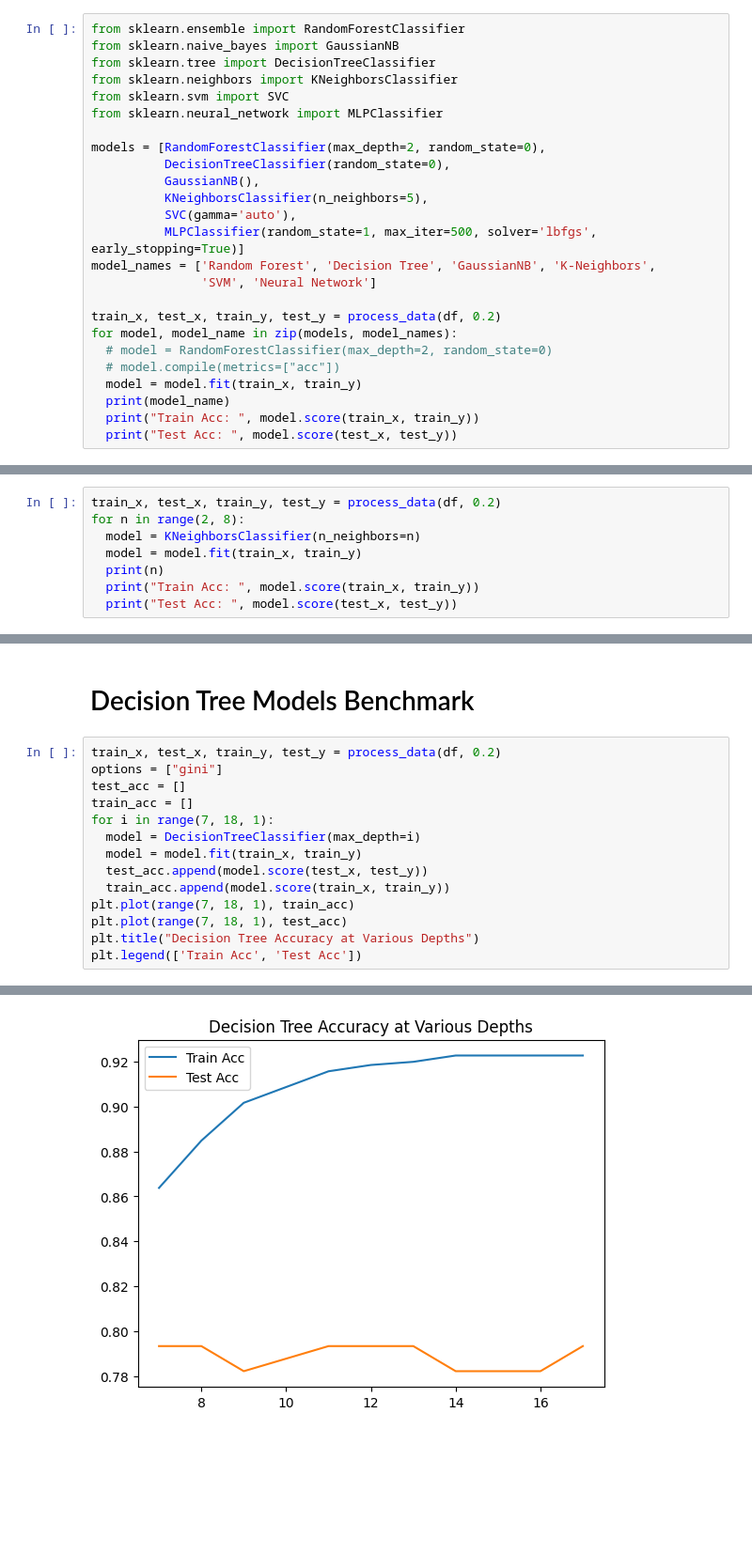
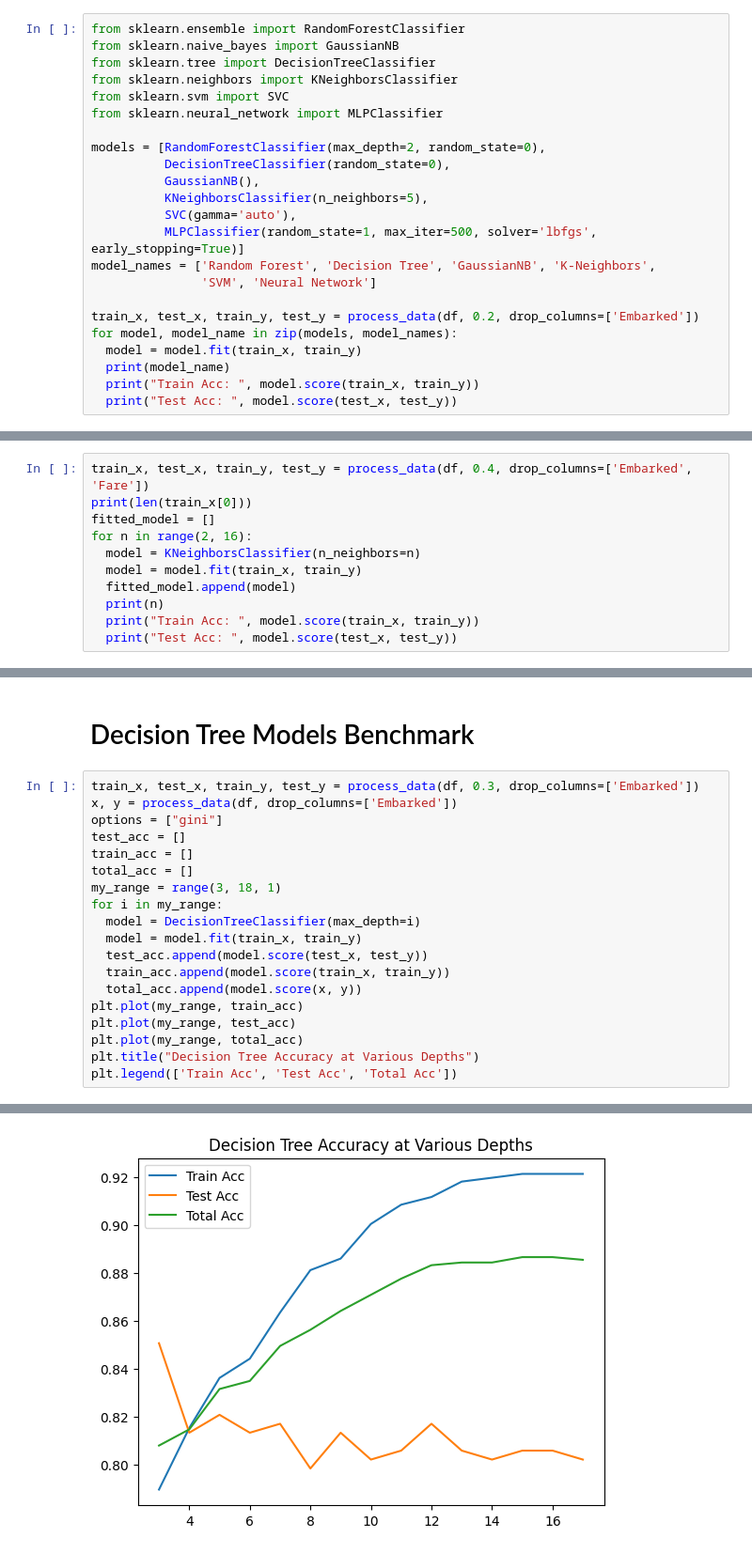
Before and after one commit to Paaaark/Kaggle, a Jupyter notebook: titanic/titanic.ipynb, the cells around one changed output, grey strips where cells are left out. Shown: that part at 94% size. Drawn from its saved outputs; the diff is of its cells as text; blank space fills up the shorter version.

```diff
--- a/titanic/titanic.ipynb
+++ b/titanic/titanic.ipynb
@@ -63,10 +64,8 @@ models = [RandomForestClassifier(max_depth=2, random_state=0),
 model_names = ['Random Forest', 'Decision Tree', 'GaussianNB', 'K-Neighbors',
                'SVM', 'Neural Network']
 
-train_x, test_x, train_y, test_y = process_data(df, 0.2)
+train_x, test_x, train_y, test_y = process_data(df, 0.2, drop_columns=['Embarked'])
 for model, model_name in zip(models, model_names):
-  # model = RandomForestClassifier(max_depth=2, random_state=0)
-  # model.compile(metrics=["acc"])
   model = model.fit(train_x, train_y)
   print(model_name)
   print("Train Acc: ", model.score(train_x, train_y))
@@ -96,10 +95,13 @@ Increase the number of iterations (max_iter) or scale the data as shown in:
     https://scikit-learn.org/stable/modules/preprocessing.html
   self.n_iter_ = _check_optimize_result("lbfgs", opt_res, self.max_iter)
 # %%
-train_x, test_x, train_y, test_y = process_data(df, 0.2)
-for n in range(2, 8):
+train_x, test_x, train_y, test_y = process_data(df, 0.4, drop_columns=['Embarked', 'Fare'])
+print(len(train_x[0]))
+fitted_model = []
+for n in range(2, 16):
   model = KNeighborsClassifier(n_neighbors=n)
   model = model.fit(train_x, train_y)
+  fitted_model.append(model)
   print(n)
   print("Train Acc: ", model.score(train_x, train_y))
   print("Test Acc: ", model.score(test_x, test_y))
@@ -125,19 +126,24 @@ Test Acc:  0.7932960893854749
 # %% [markdown]
 # Decision Tree Models Benchmark
 # %%
-train_x, test_x, train_y, test_y = process_data(df, 0.2)
+train_x, test_x, train_y, test_y = process_data(df, 0.3, drop_columns=['Embarked'])
+x, y = process_data(df, drop_columns=['Embarked'])
 options = ["gini"]
 test_acc = []
 train_acc = []
-for i in range(7, 18, 1):
+total_acc = []
+my_range = range(3, 18, 1)
+for i in my_range:
   model = DecisionTreeClassifier(max_depth=i)
   model = model.fit(train_x, train_y)
   test_acc.append(model.score(test_x, test_y))
   train_acc.append(model.score(train_x, train_y))
-plt.plot(range(7, 18, 1), train_acc)
-plt.plot(range(7, 18, 1), test_acc)
+  total_acc.append(model.score(x, y))
+plt.plot(my_range, train_acc)
+plt.plot(my_range, test_acc)
+plt.plot(my_range, total_acc)
 plt.title("Decision Tree Accuracy at Various Depths")
-plt.legend(['Train Acc', 'Test Acc'])
+plt.legend(['Train Acc', 'Test Acc', 'Total Acc'])
 # %% [output]
 <matplotlib.legend.Legend at 0x...>
-[figure, old version]
+[figure, new version]
```
Also changed, not shown: parts of 10 cells of this notebook.
